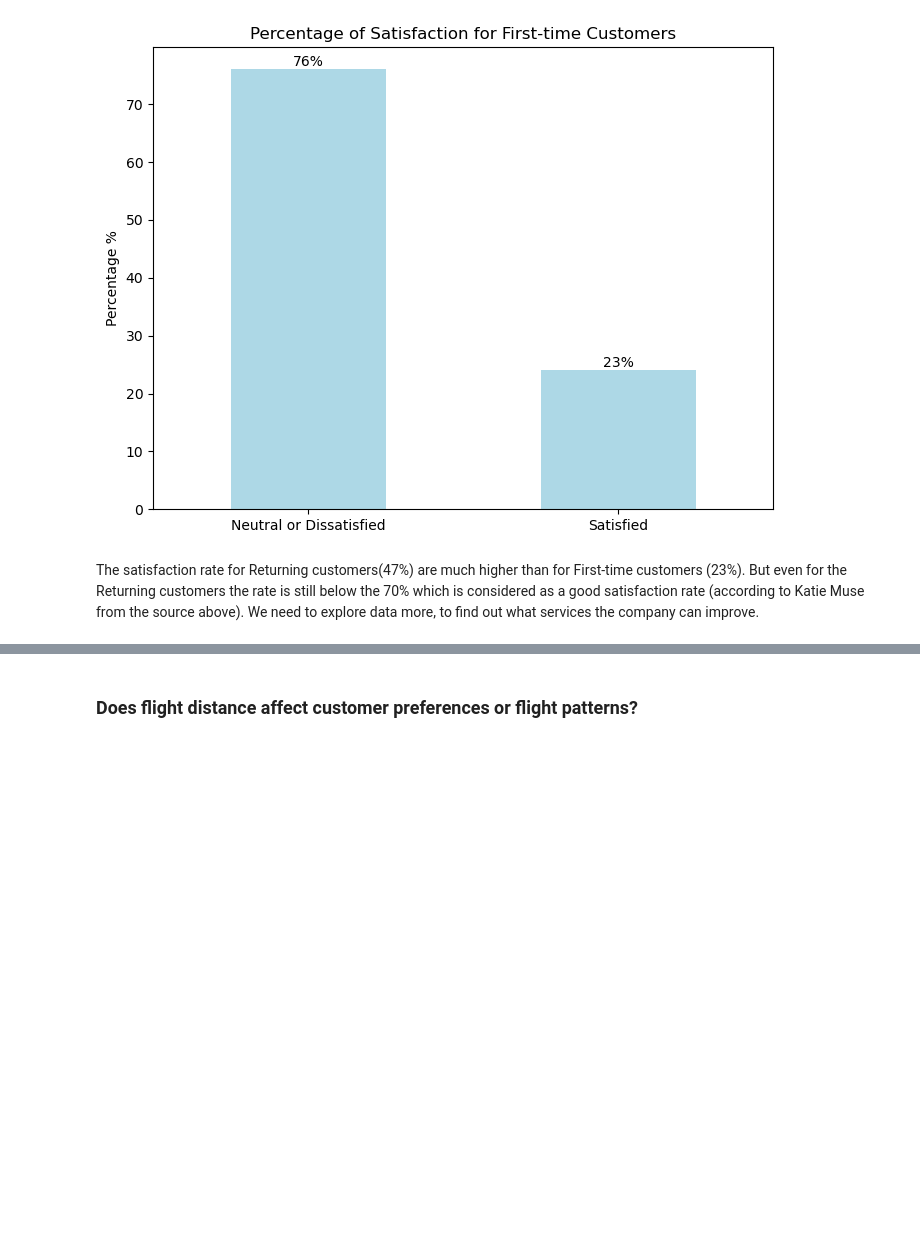
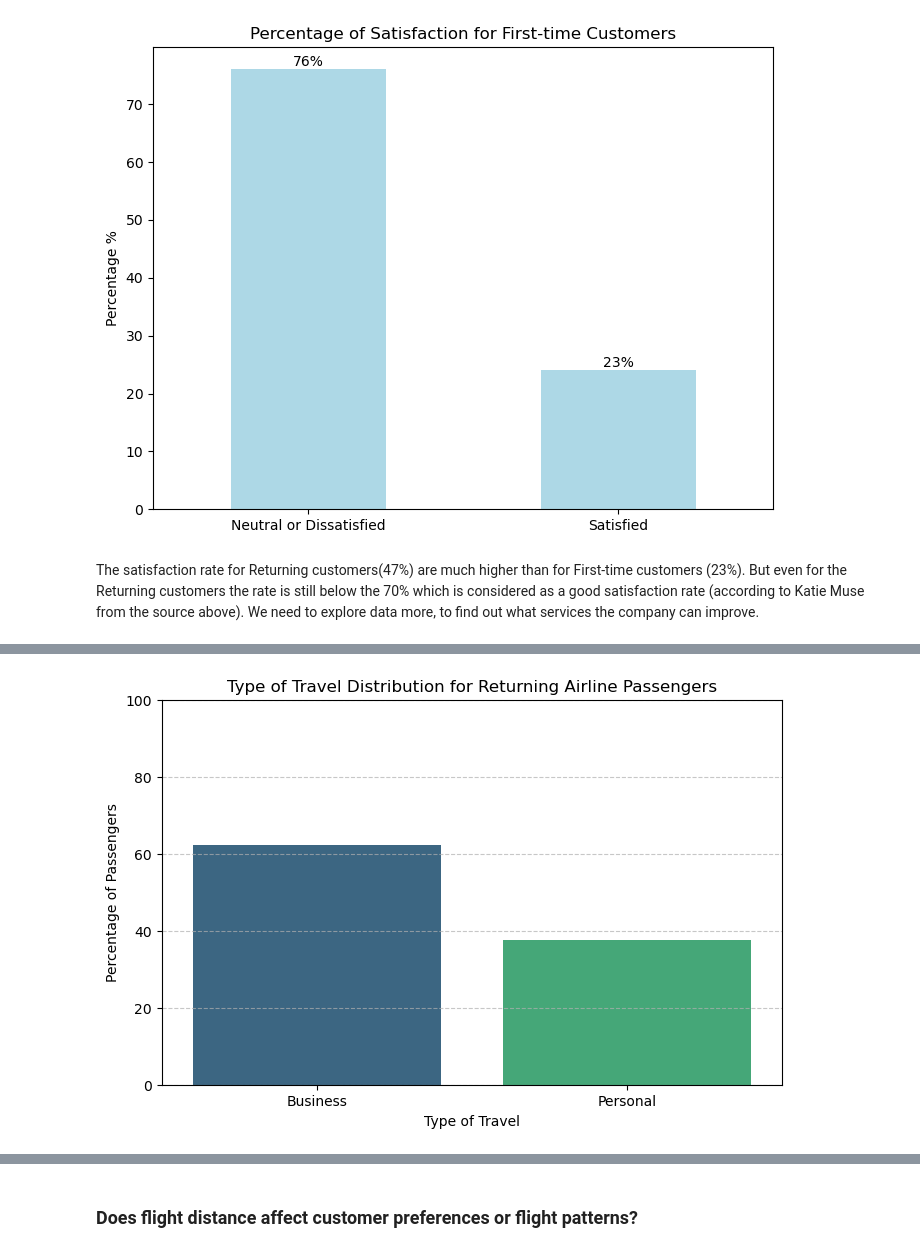
Before and after one commit to samamaryna/team_project, a Jupyter notebook: Project_2.ipynb, the cells around one changed output, grey strips where cells are left out. Cells and saved outputs as stored; diff of their text form; code cells hidden in the pictures; blank space fills up the shorter version.

```diff
--- a/Project_2.ipynb
+++ b/Project_2.ipynb
@@ -287,0 +323,9 @@ The satisfaction rate for Returning customers(47%) are much higher than for Firs
+# %%
+# Type of Travel distribution
+type_of_travel_distribution = returning_customers['Type of Travel'].value_counts(normalize=True) * 100
+
+# Class distribution
+class_distribution = returning_customers['Class'].value_counts(normalize=True) * 100
+
+print("\nType of Travel Distribution:\n", type_of_travel_distribution)
+print("\nClass Distribution:\n", class_distribution)
@@ -287,0 +467,12 @@ The satisfaction rate for Returning customers(47%) are much higher than for Firs
+# %%
+# Type of Travel Distribution
+plt.figure(figsize=(8, 5))
+sns.barplot(x=type_of_travel_distribution.index, y=type_of_travel_distribution.values, palette='viridis')
+plt.title('Type of Travel Distribution for Returning Airline Passengers')
+plt.xlabel('Type of Travel')
+plt.ylabel('Percentage of Passengers')
+plt.ylim(0, 100)
+plt.grid(axis='y', linestyle='--', alpha=0.7)
+plt.show()
+# %% [output]
+[figure, added]
```
Also changed, not shown: parts of 25 cells of this notebook.
